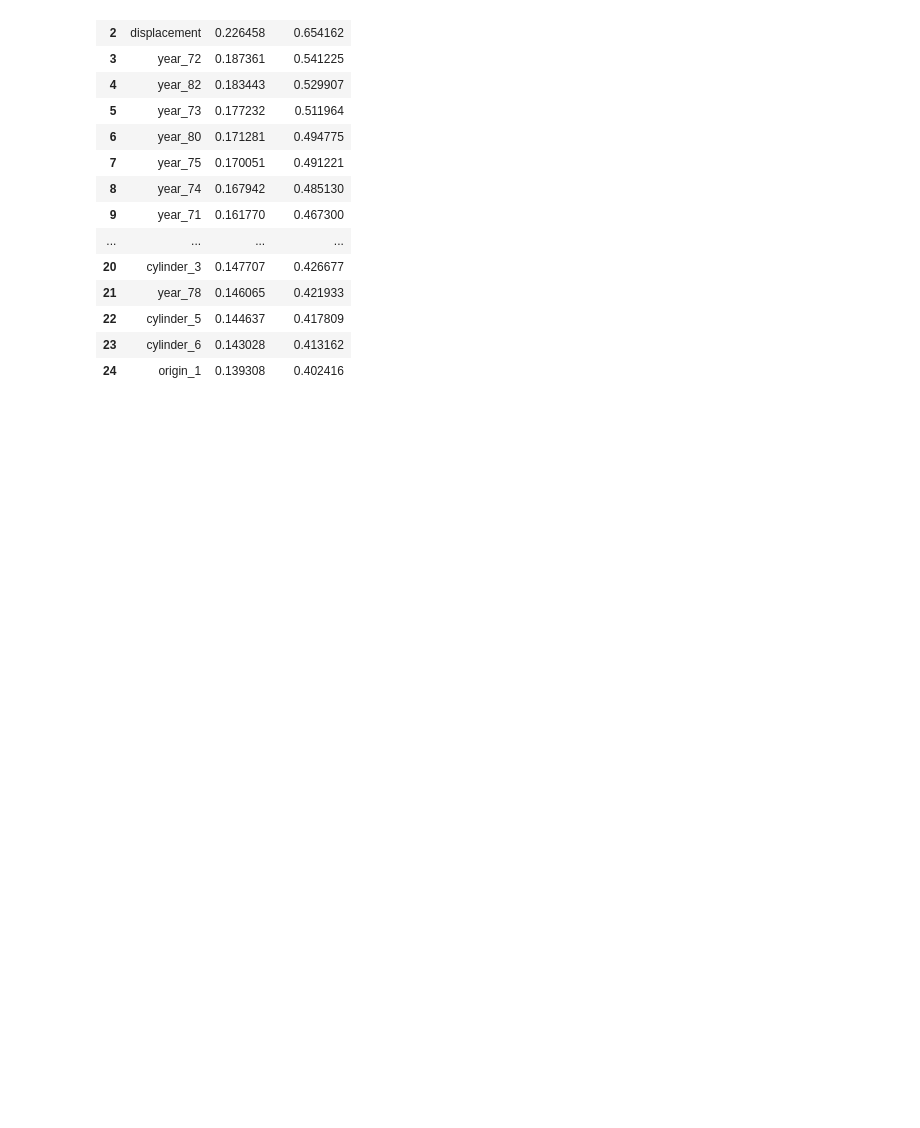
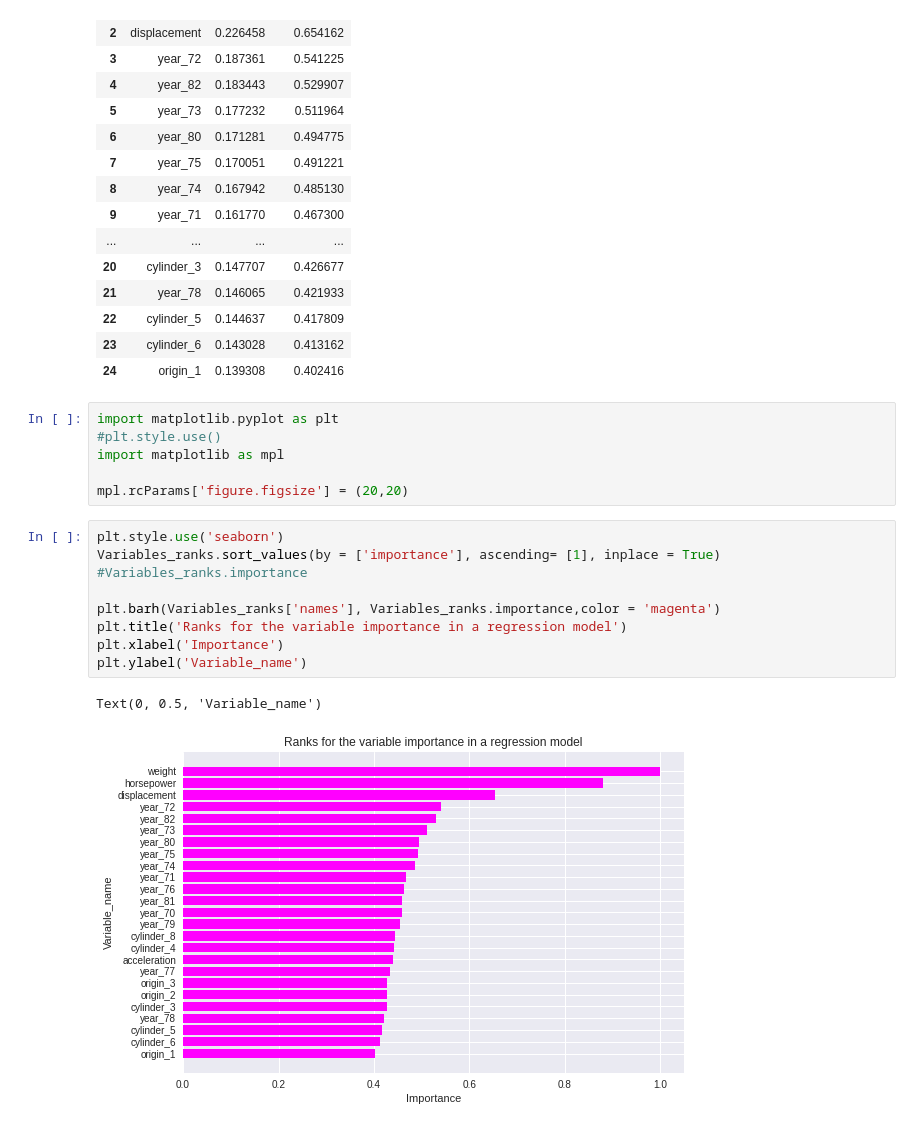
Before and after one commit to martinpius/Applied-Predictive-Modeling2, a Jupyter notebook: Ensemble_Models.ipynb, the cells around one changed output. Cells and saved outputs as stored; diff of their text form; blank space fills up the shorter version.

```diff
--- a/Ensemble_Models.ipynb
+++ b/Ensemble_Models.ipynb
@@ -349,3 +349,21 @@ Variables_ranks
 | 22 | cylinder_5 | 0.144637 | 0.417809 |
 | 23 | cylinder_6 | 0.143028 | 0.413162 |
 | 24 | origin_1 | 0.139308 | 0.402416 |
+# %%
+import matplotlib.pyplot as plt
+#plt.style.use()
+import matplotlib as mpl
+
+mpl.rcParams['figure.figsize'] = (20,20)
+# %%
+plt.style.use('seaborn')
+Variables_ranks.sort_values(by = ['importance'], ascending= [1], inplace = True)
+#Variables_ranks.importance
+
+plt.barh(Variables_ranks['names'], Variables_ranks.importance,color = 'magenta')
+plt.title('Ranks for the variable importance in a regression model')
+plt.xlabel('Importance')
+plt.ylabel('Variable_name')
+# %% [output]
+Text(0, 0.5, 'Variable_name')
+[figure, added]
```
